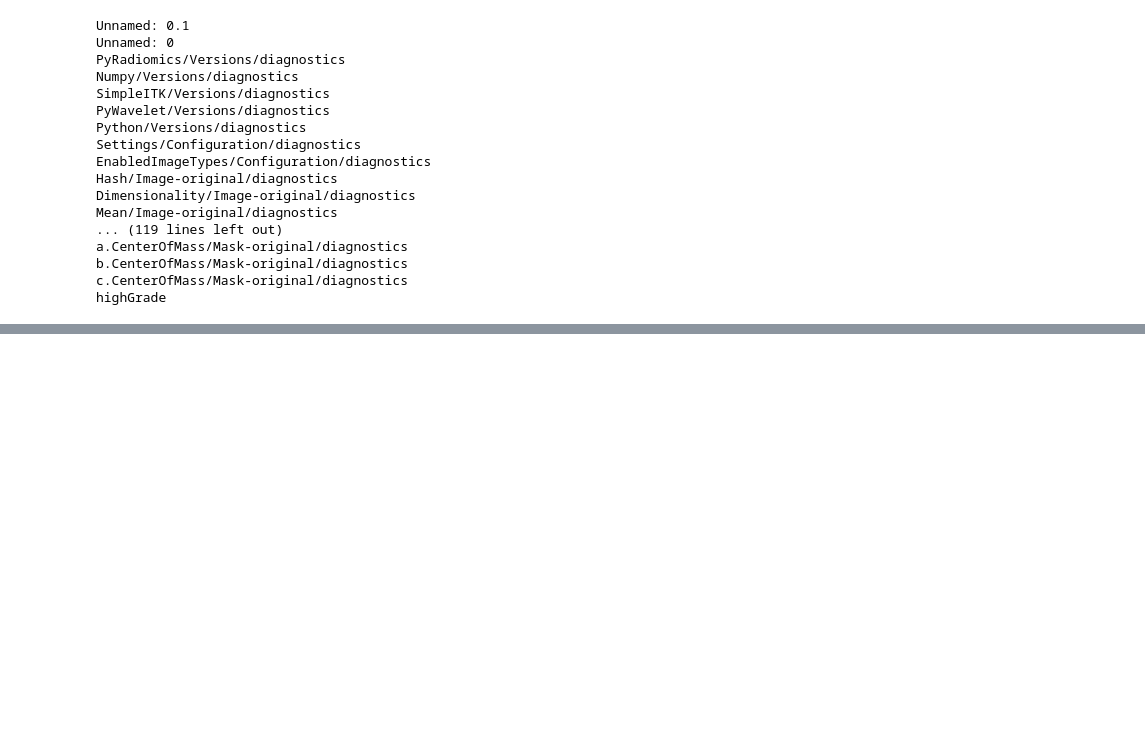
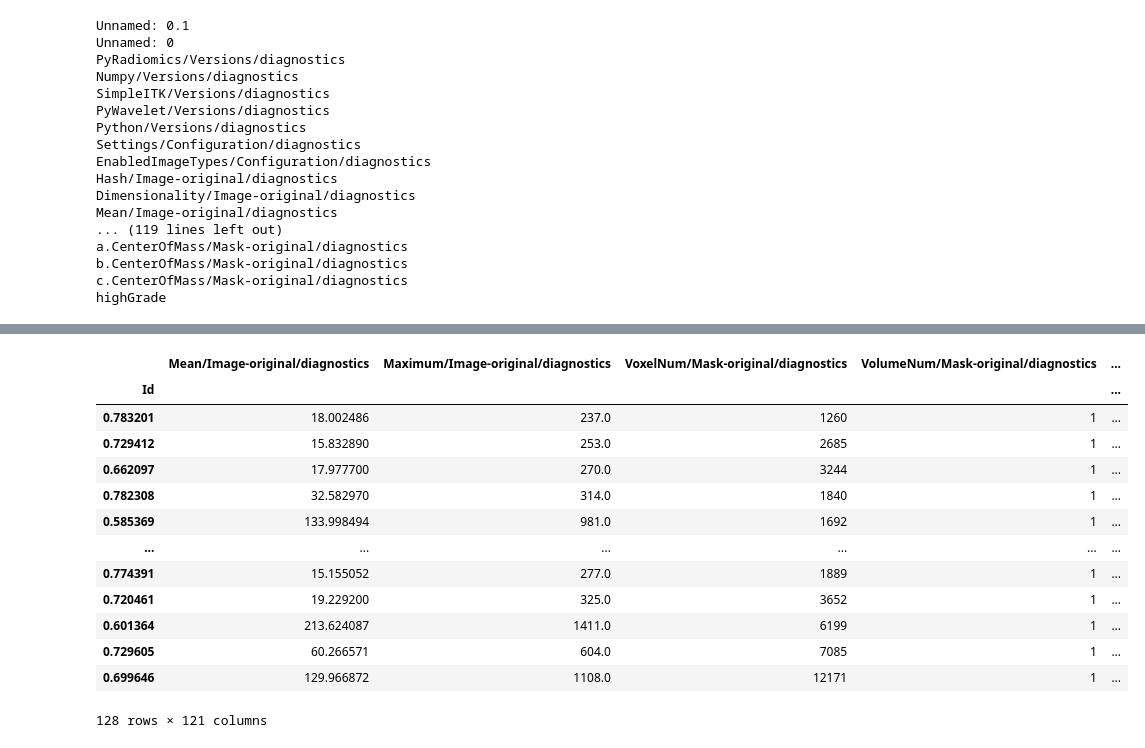
Before and after one commit to AI4Radiology/radiomic_brain_tumor_classification, a Jupyter notebook: eda.ipynb, the cells around one changed output, grey strips where cells are left out. Saved outputs shown, nothing was run; the diff lists cells and outputs as text; code cells hidden in the pictures; blank space fills up the shorter version.

```diff
--- a/eda.ipynb
+++ b/eda.ipynb
@@ -201,19 +48,0 @@ highGrade: Limite inferior=1.0, Limite superior=1.0
-# %%
-from sklearn.preprocessing import StandardScaler
-from sklearn.decomposition import PCA
-from sklearn.cluster import KMeans
-
-# Scale the data
-x = df.drop('Strength', axis=1)
-scaler = StandardScaler()
-x_scaled = scaler.fit_transform(x)
-
-# Apply PCA
-pca = PCA(n_components=0.90)  # Keep components explaining 95% of the variance
-x_pca = pca.fit_transform(x_scaled)
-
-# KMeans clustering
-kmeans = KMeans(n_clusters=3, random_state=0) # Try 3 clusters initially
-kmeans.fit(x_pca)
-df['cluster'] = kmeans.labels_
-display(df.head())
@@ -422,0 +239,22 @@ KeyboardInterrupt:
+# %%
+df=df_cp.copy()
+df['highGrade']=targets['highGrade']
+# %%
+
+df = df.loc[:, df.nunique() > 1]
+df
+# %% [output]
+|  | Mean/Image-original/diagnostics | Maximum/Image-original/diagnostics | VoxelNum/Mask-original/diagnostics | VolumeNum/Mask-original/diagnostics | ... |
+| Id |  |  |  |  | ... |
+| 0.783201 | 18.002486 | 237.0 | 1260 | 1 | ... |
+| 0.729412 | 15.832890 | 253.0 | 2685 | 1 | ... |
+| 0.662097 | 17.977700 | 270.0 | 3244 | 1 | ... |
+| 0.782308 | 32.582970 | 314.0 | 1840 | 1 | ... |
+| 0.585369 | 133.998494 | 981.0 | 1692 | 1 | ... |
+| ... | ... | ... | ... | ... | ... |
+| 0.774391 | 15.155052 | 277.0 | 1889 | 1 | ... |
+| 0.720461 | 19.229200 | 325.0 | 3652 | 1 | ... |
+| 0.601364 | 213.624087 | 1411.0 | 6199 | 1 | ... |
+| 0.729605 | 60.266571 | 604.0 | 7085 | 1 | ... |
+| 0.699646 | 129.966872 | 1108.0 | 12171 | 1 | ... |
+128 rows × 121 columns
```
Also changed, not shown: parts of 35 cells of this notebook, 2 other files.
